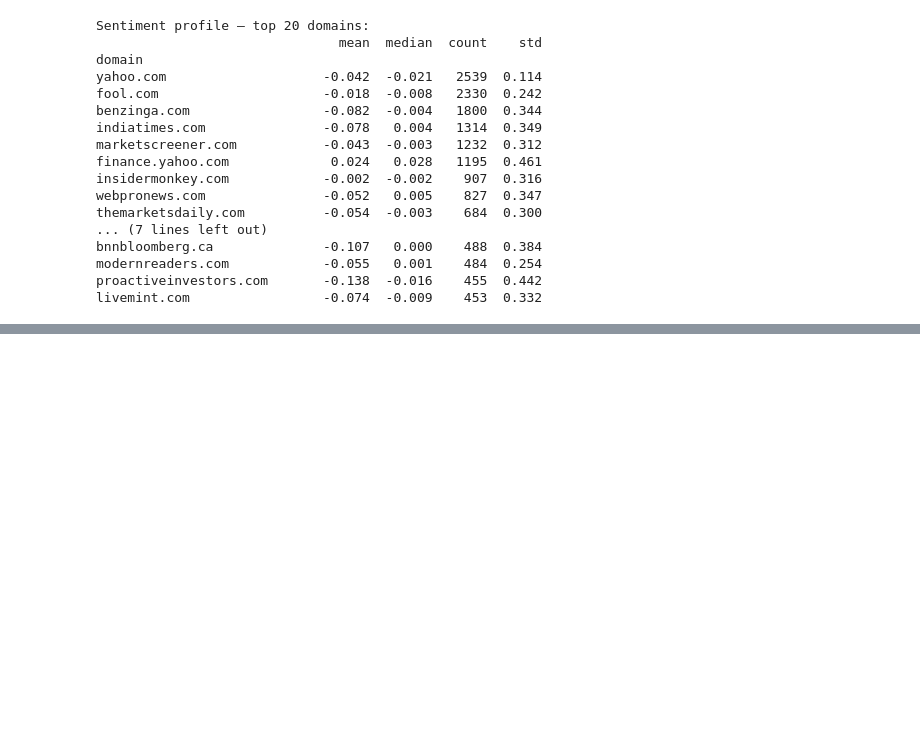
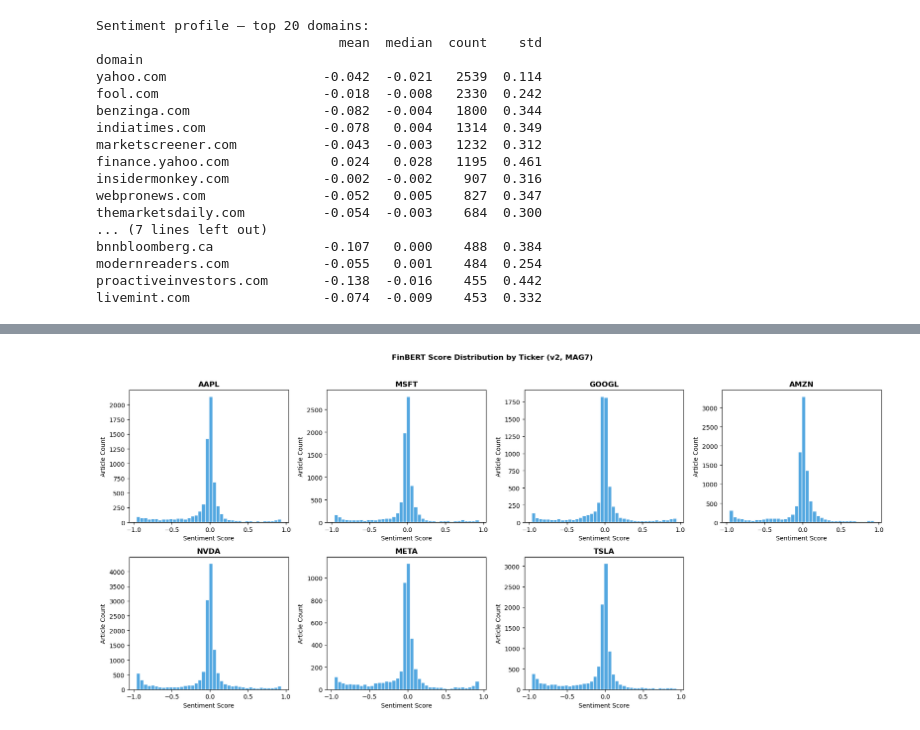
Before and after one commit to Trevor5008/market-sentiment-analysis, a Jupyter notebook: analysis/robustness/source_exclusion_tests.ipynb, the cells around one changed output, grey strips where cells are left out. Cells and saved outputs as stored; diff of their text form; code cells hidden in the pictures; blank space fills up the shorter version.

```diff
--- a/analysis/robustness/source_exclusion_tests.ipynb
+++ b/analysis/robustness/source_exclusion_tests.ipynb
@@ -87,0 +148,20 @@ livemint.com                 -0.074  -0.009    453  0.332
+# %%
+v2_mag7 = df[df["ticker"].isin(MAG7)].copy()
+fig, axes = plt.subplots(2, 4, figsize=(18, 8))
+axes = axes.flatten()
+
+for i, ticker in enumerate(MAG7):
+    ax = axes[i]
+    scores = v2_mag7[v2_mag7["ticker"] == ticker]["sentiment_score"]
+    ax.hist(scores, bins=40, color="#3498db", edgecolor="white", alpha=0.85)
+    ax.set_title(ticker, fontweight="bold")
+    ax.set_xlabel("Sentiment Score")
+    ax.set_ylabel("Article Count")
+
+axes[-1].set_visible(False)  # hides empty 8th slot
+
+plt.suptitle("FinBERT Score Distribution by Ticker (v2, MAG7)", fontweight="bold", y=1.02)
+plt.tight_layout()
+plt.show()
+# %% [output]
+[figure, added]
```
Also changed, not shown: parts of 6 cells of this notebook.
